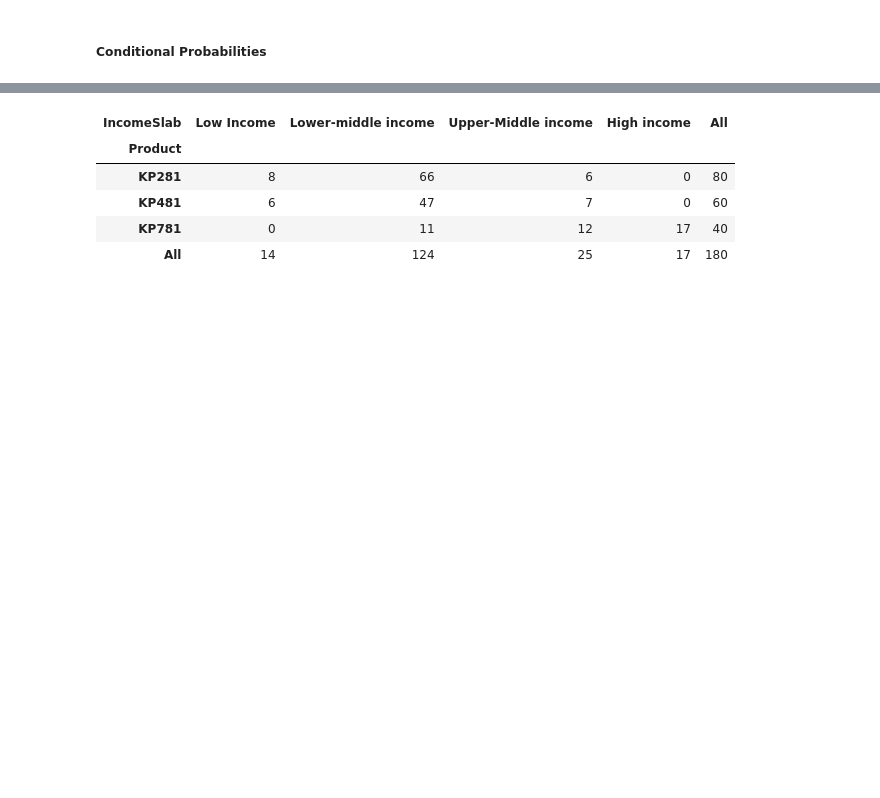
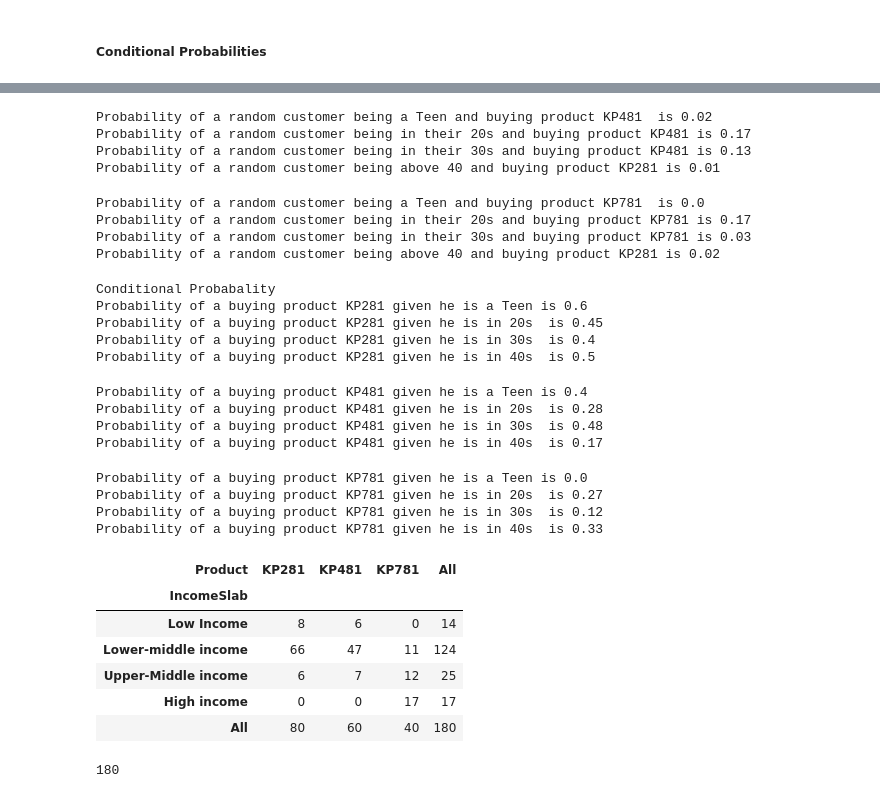
Before and after one commit to Rhy-Shah/AerofitCS-S, a Jupyter notebook: AerofitEDA.ipynb, the cells around one changed output, grey strips where cells are left out. Saved outputs shown, nothing was run; the diff lists cells and outputs as text; code cells hidden in the pictures; blank space fills up the shorter version.

```diff
--- a/AerofitEDA.ipynb
+++ b/AerofitEDA.ipynb
@@ -119,3 +126,7 @@ array([3, 2, 4, 5, 6, 7], dtype=int64)
 df['Fitness'].unique()
 # %% [output]
 array([4, 3, 2, 1, 5], dtype=int64)
+# %%
+bins_fitness = [1, 2, 3, 5]
+labels_fitness = ['Unfit','Moderately Fit','Super Fit']
+df['FitCategory'] = pd.cut(df['Fitness'],bins_fitness,labels = labels_fitness)
@@ -381,9 +610,68 @@ df1
+# %%
+print("Probability of a random customer being a Teen and buying product KP481  is",round(df_crosstab_Prod_Age_Bracket.loc['Teens']['KP481']/df_total,2))
+print("Probability of a random customer being in their 20s and buying product KP481 is",round(df_crosstab_Prod_Age_Bracket.loc['20s']['KP481']/df_total,2))
+print("Probability of a random customer being in their 30s and buying product KP481 is",round(df_crosstab_Prod_Age_Bracket.loc['30s']['KP481']/df_total,2))
+print("Probability of a random customer being above 40 and buying product KP281 is",round(df_crosstab_Prod_Age_Bracket.loc['Above 40s']['KP481']/df_total,2))
+# %% [output]
+Probability of a random customer being a Teen and buying product KP481  is 0.02
+Probability of a random customer being in their 20s and buying product KP481 is 0.17
+Probability of a random customer being in their 30s and buying product KP481 is 0.13
+Probability of a random customer being above 40 and buying product KP281 is 0.01
+# %%
+print("Probability of a random customer being a Teen and buying product KP781  is",round(df_crosstab_Prod_Age_Bracket.loc['Teens']['KP781']/df_total,2))
+print("Probability of a random customer being in their 20s and buying product KP781 is",round(df_crosstab_Prod_Age_Bracket.loc['20s']['KP781']/df_total,2))
+print("Probability of a random customer being in their 30s and buying product KP781 is",round(df_crosstab_Prod_Age_Bracket.loc['30s']['KP781']/df_total,2))
+print("Probability of a random customer being above 40 and buying product KP281 is",round(df_crosstab_Prod_Age_Bracket.loc['Above 40s']['KP781']/df_total,2))
+# %% [output]
+Probability of a random customer being a Teen and buying product KP781  is 0.0
+Probability of a random customer being in their 20s and buying product KP781 is 0.17
+Probability of a random customer being in their 30s and buying product KP781 is 0.03
+Probability of a random customer being above 40 and buying product KP281 is 0.02
+# %%
+print("Conditional Probabality")
+print("Probability of a buying product KP281 given he is a Teen is",round(df_crosstab_Prod_Age_Bracket.loc['Teens']['KP281']/df_crosstab_Prod_Age_Bracket.loc['Teens']['All'],2))
+print("Probability of a buying product KP281 given he is in 20s  is",round(df_crosstab_Prod_Age_Bracket.loc['20s']['KP281']/df_crosstab_Prod_Age_Bracket.loc['20s']['All'],2))
+print("Probability of a buying product KP281 given he is in 30s  is",round(df_crosstab_Prod_Age_Bracket.loc['30s']['KP281']/df_crosstab_Prod_Age_Bracket.loc['30s']['All'],2))
+print("Probability of a buying product KP281 given he is in 40s  is",round(df_crosstab_Prod_Age_Bracket.loc['Above 40s']['KP281']/df_crosstab_Prod_Age_Bracket.loc['Above 40s']['All'],2))
+# %% [output]
+Conditional Probabality
+Probability of a buying product KP281 given he is a Teen is 0.6
+Probability of a buying product KP281 given he is in 20s  is 0.45
+Probability of a buying product KP281 given he is in 30s  is 0.4
+Probability of a buying product KP281 given he is in 40s  is 0.5
+# %%
+print("Probability of a buying product KP481 given he is a Teen is",round(df_crosstab_Prod_Age_Bracket.loc['Teens']['KP481']/df_crosstab_Prod_Age_Bracket.loc['Teens']['All'],2))
+print("Probability of a buying product KP481 given he is in 20s  is",round(df_crosstab_Prod_Age_Bracket.loc['20s']['KP481']/df_crosstab_Prod_Age_Bracket.loc['20s']['All'],2))
+print("Probability of a buying product KP481 given he is in 30s  is",round(df_crosstab_Prod_Age_Bracket.loc['30s']['KP481']/df_crosstab_Prod_Age_Bracket.loc['30s']['All'],2))
+print("Probability of a buying product KP481 given he is in 40s  is",round(df_crosstab_Prod_Age_Bracket.loc['Above 40s']['KP481']/df_crosstab_Prod_Age_Bracket.loc['Above 40s']['All'],2))
+# %% [output]
+Probability of a buying product KP481 given he is a Teen is 0.4
+Probability of a buying product KP481 given he is in 20s  is 0.28
+Probability of a buying product KP481 given he is in 30s  is 0.48
+Probability of a buying product KP481 given he is in 40s  is 0.17
+# %%
+print("Probability of a buying product KP781 given he is a Teen is",round(df_crosstab_Prod_Age_Bracket.loc['Teens']['KP781']/df_crosstab_Prod_Age_Bracket.loc['Teens']['All'],2))
+print("Probability of a buying product KP781 given he is in 20s  is",round(df_crosstab_Prod_Age_Bracket.loc['20s']['KP781']/df_crosstab_Prod_Age_Bracket.loc['20s']['All'],2))
+print("Probability of a buying product KP781 given he is in 30s  is",round(df_crosstab_Prod_Age_Bracket.loc['30s']['KP781']/df_crosstab_Prod_Age_Bracket.loc['30s']['All'],2))
+print("Probability of a buying product KP781 given he is in 40s  is",round(df_crosstab_Prod_Age_Bracket.loc['Above 40s']['KP781']/df_crosstab_Prod_Age_Bracket.loc['Above 40s']['All'],2))
+# %% [output]
+Probability of a buying product KP781 given he is a Teen is 0.0
+Probability of a buying product KP781 given he is in 20s  is 0.27
+Probability of a buying product KP781 given he is in 30s  is 0.12
+Probability of a buying product KP781 given he is in 40s  is 0.33
 # %%
-pd.crosstab(index=df['Product'], columns=[df['IncomeSlab']],margins=True)
+df_crosstab_Prod_Income_Bracket = pd.crosstab( df['IncomeSlab'],df['Product'],margins=True)
+df_crosstab_Prod_Income_Bracket
 # %% [output]
-| IncomeSlab | Low Income | Lower-middle income | Upper-Middle income | High income | All |
-| Product |  |  |  |  |  |
-| KP281 | 8 | 66 | 6 | 0 | 80 |
-| KP481 | 6 | 47 | 7 | 0 | 60 |
-| KP781 | 0 | 11 | 12 | 17 | 40 |
-| All | 14 | 124 | 25 | 17 | 180 |
+| Product | KP281 | KP481 | KP781 | All |
+| IncomeSlab |  |  |  |  |
+| Low Income | 8 | 6 | 0 | 14 |
+| Lower-middle income | 66 | 47 | 11 | 124 |
+| Upper-Middle income | 6 | 7 | 12 | 25 |
+| High income | 0 | 0 | 17 | 17 |
+| All | 80 | 60 | 40 | 180 |
+# %%
+df_total_Income = df_crosstab_Prod_Age_Bracket.loc['All']['All']
+df_total_Income
+# %% [output]
+180
```
Also changed, not shown: parts of 27 cells of this notebook.
